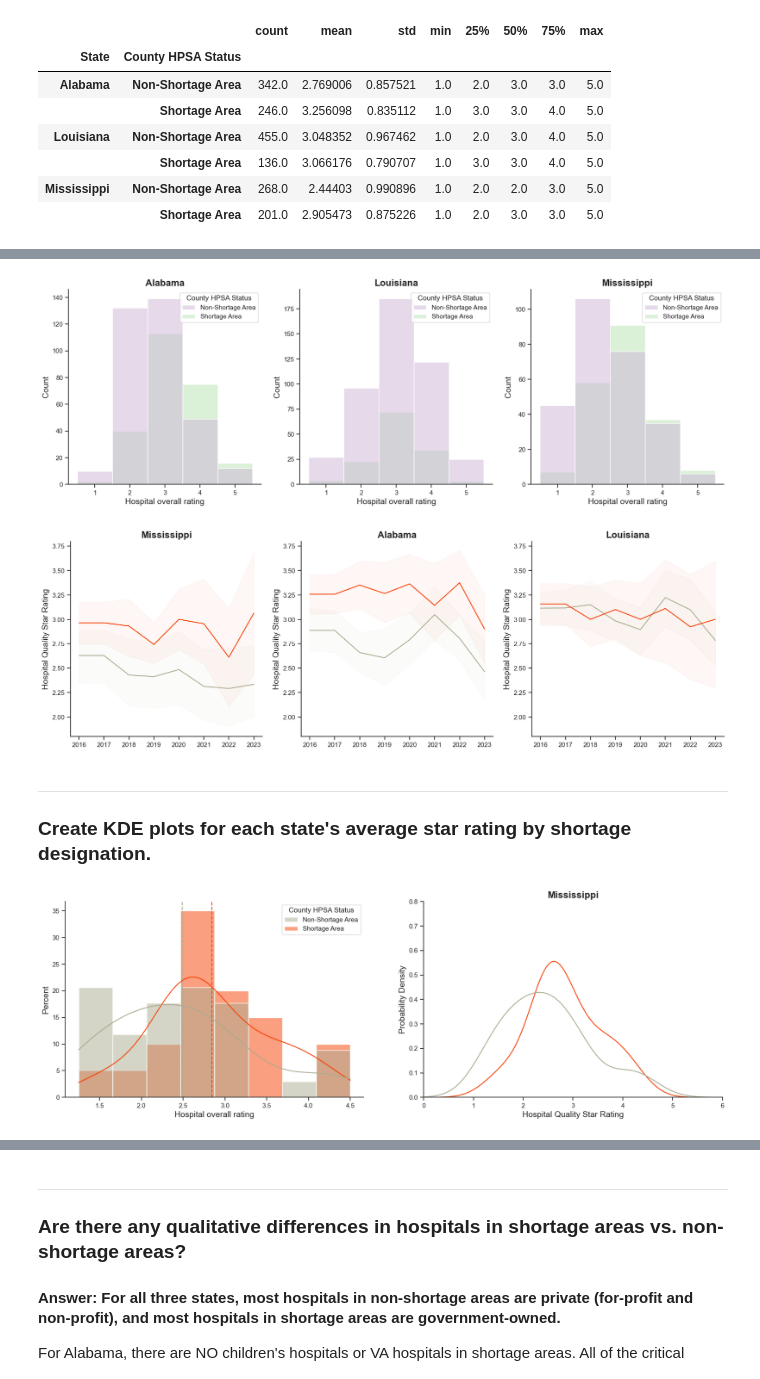
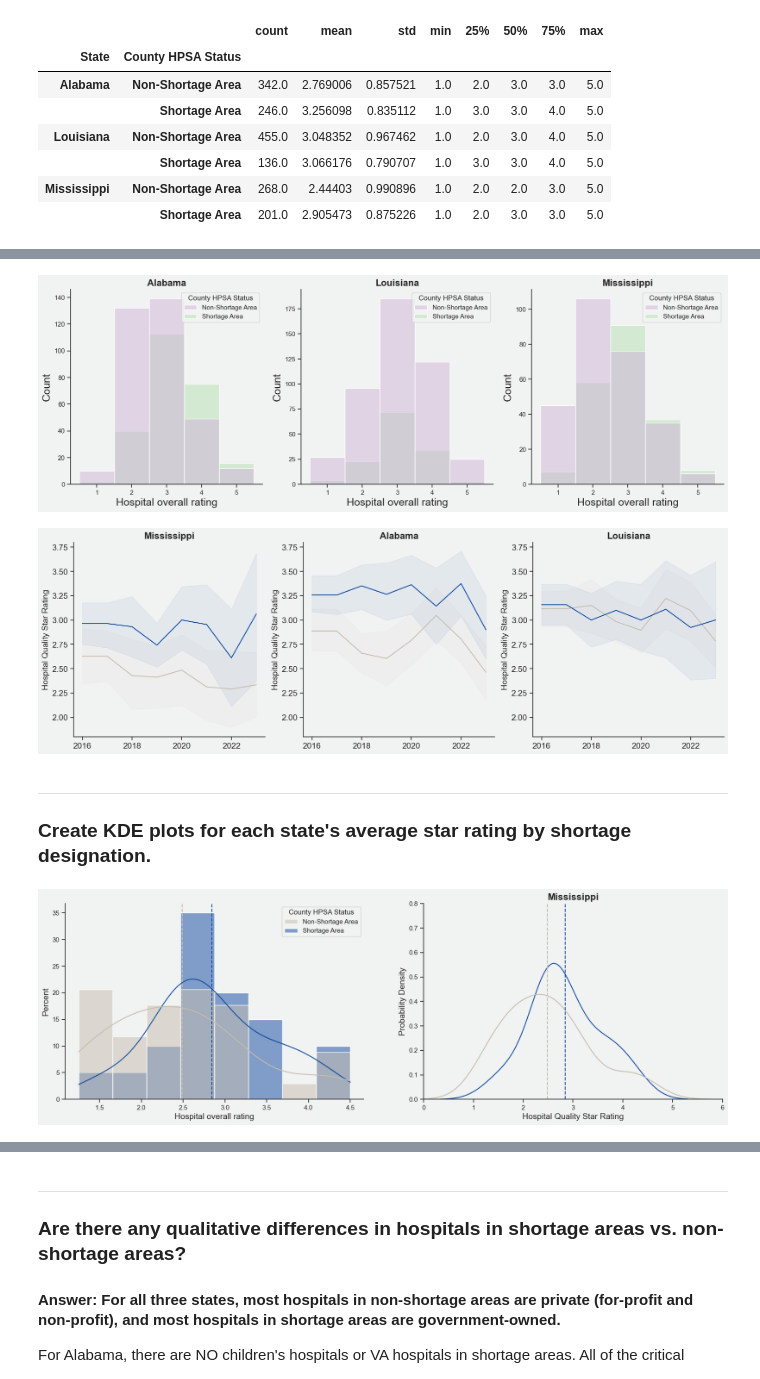
Before and after one commit to valeriemagalong/Healthcare-Shortages, a Jupyter notebook: cms_eda.ipynb, the cells around one changed output, grey strips where cells are left out. Cells and saved outputs as stored; diff of their text form; code cells hidden in the pictures.

Commit message:
Change colors for final plots in cms_eda.ipynb and presentation_tableau_graphs.twbx

```diff
--- a/cms_eda.ipynb
+++ b/cms_eda.ipynb
@@ -12,10 +12,12 @@ from get_cleaned_cms import cms
 # %%
 # Define custom color palette for all plots by state
 custom_palette = {'Mississippi': '#ee9200', 'Louisiana': '#1d4589', 'Alabama': '#d71200'}
-shortage_palette = {'Non-Shortage Area': '#acac91', 'Shortage Area': '#f64000'}
+shortage_palette = {'Non-Shortage Area': '#C7BEAF', 'Shortage Area': '#0E4AA0'}
 
 # Define custom parameters for all plots
 custom_params = {
+    "figure.facecolor": "#f1f2f2",
+    "axes.facecolor": "#f1f2f2",
     "axes.spines.right": False,
     "axes.spines.top": False,
     "font.size": 14,
@@ -289,7 +291,7 @@ sns.histplot(cms_cleaned[cms_cleaned['State'] == 'Mississippi'], x = 'Hospital o
 
 plt.show()
 # %% [output]
-[figure, old version]
+[figure, new version]
 # %%
 # Create line plot for Hospital overall rating by year, HPSA county status, & state
 plt.figure(figsize = (20, 6))
@@ -297,21 +299,26 @@ plt.figure(figsize = (20, 6))
 plt.subplot(1, 3, 1)
 sns.lineplot(cms[cms['State'] == 'Mississippi'], x = 'Year', y = 'Hospital overall rating', hue = 'County HPSA Status',
              palette = shortage_palette, legend = False,
-             err_kws = {'alpha': 0.04}).set(title = 'Mississippi', ylim = (1.8, 3.8), xlabel = '', ylabel = 'Hospital Quality Star Rating')
+             err_kws = {'alpha': 0.06}).set(title = 'Mississippi', ylim = (1.8, 3.8), xlabel = '', ylabel = 'Hospital Quality Star Rating')
+plt.tick_params(labelsize = 14)
 
 plt.subplot(1, 3, 2)
 sns.lineplot(cms[cms['State'] == 'Alabama'], x = 'Year', y = 'Hospital overall rating', hue = 'County HPSA Status',
              palette = shortage_palette, legend = False,
-             err_kws = {'alpha': 0.04}).set(title = 'Alabama', ylim = (1.8, 3.8), xlabel = '', ylabel = 'Hospital Quality Star Rating')
+             err_kws = {'alpha': 0.06}).set(title = 'Alabama', ylim = (1.8, 3.8), xlabel = '', ylabel = 'Hospital Quality Star Rating')
+plt.tick_params(labelsize = 14)
 
 plt.subplot(1, 3, 3)
 sns.lineplot(cms[cms['State'] == 'Louisiana'], x = 'Year', y = 'Hospital overall rating', hue = 'County HPSA Status',
              palette = shortage_palette, legend = False,
-             err_kws = {'alpha': 0.04}).set(title = 'Louisiana', ylim = (1.8, 3.8), xlabel = '', ylabel = 'Hospital Quality Star Rating')
+             err_kws = {'alpha': 0.06}).set(title = 'Louisiana', ylim = (1.8, 3.8), xlabel = '', ylabel = 'Hospital Quality Star Rating')
+plt.tick_params(labelsize = 14)
+
+# plt.savefig("star_rating_over_time.png")
 
 plt.show()
 # %% [output]
-[figure, old version]
+[figure, new version]
 # %% [markdown]
 ---
 ### Create KDE plots for each state's average star rating by shortage designation.
@@ -325,29 +332,36 @@ facility_ratings['Hospital overall rating'] = facility_ratings['Hospital overall
 # %%
 # Calculate means for shortage vs. non-shortage groups in Mississippi
 means = facility_ratings[facility_ratings['State'] == 'Mississippi'].groupby('County HPSA Status')['Hospital overall rating'].mean()
 
 # Create a histogram and KDE plot of HPSA Score for Mississippi
 plt.figure(figsize = (20, 6))
 
 plt.subplot(1, 2, 1)
 sns.histplot(facility_ratings[facility_ratings['State'] == 'Mississippi'], x = 'Hospital overall rating', hue = 'County HPSA Status',
              stat = 'percent', common_norm = False, kde = True, palette = shortage_palette)
 
 # Get the current axis
 ax = plt.gca()
 
 # Plot vertical lines for medians
 for status, mean in means.items():
     ax.axvline(x = mean, color = shortage_palette[status], linestyle = '--')
 
 plt.subplot(1, 2, 2)
 sns.kdeplot(facility_ratings[facility_ratings['State'] == 'Mississippi'], x = 'Hospital overall rating', hue = 'County HPSA Status',
             common_norm = False, palette = shortage_palette,
             legend = False).set(title = 'Mississippi', xlim = (0, 6), ylim = (0, 0.8), xlabel = 'Hospital Quality Star Rating', ylabel = 'Probability Density')
 
+# Get the current axis
+ax = plt.gca()
+
+# Plot vertical lines for medians
+for status, mean in means.items():
+    ax.axvline(x = mean, color = shortage_palette[status], linestyle = '--')
+
 plt.show()
 # %% [output]
-[figure, old version]
+[figure, new version]
 # %%
 # Calculate means for shortage vs. non-shortage groups in Alabama
 means = facility_ratings[facility_ratings['State'] == 'Alabama'].groupby('County HPSA Status')['Hospital overall rating'].mean()
```
Also changed, not shown: parts of 15 cells of this notebook, 1 other file.
